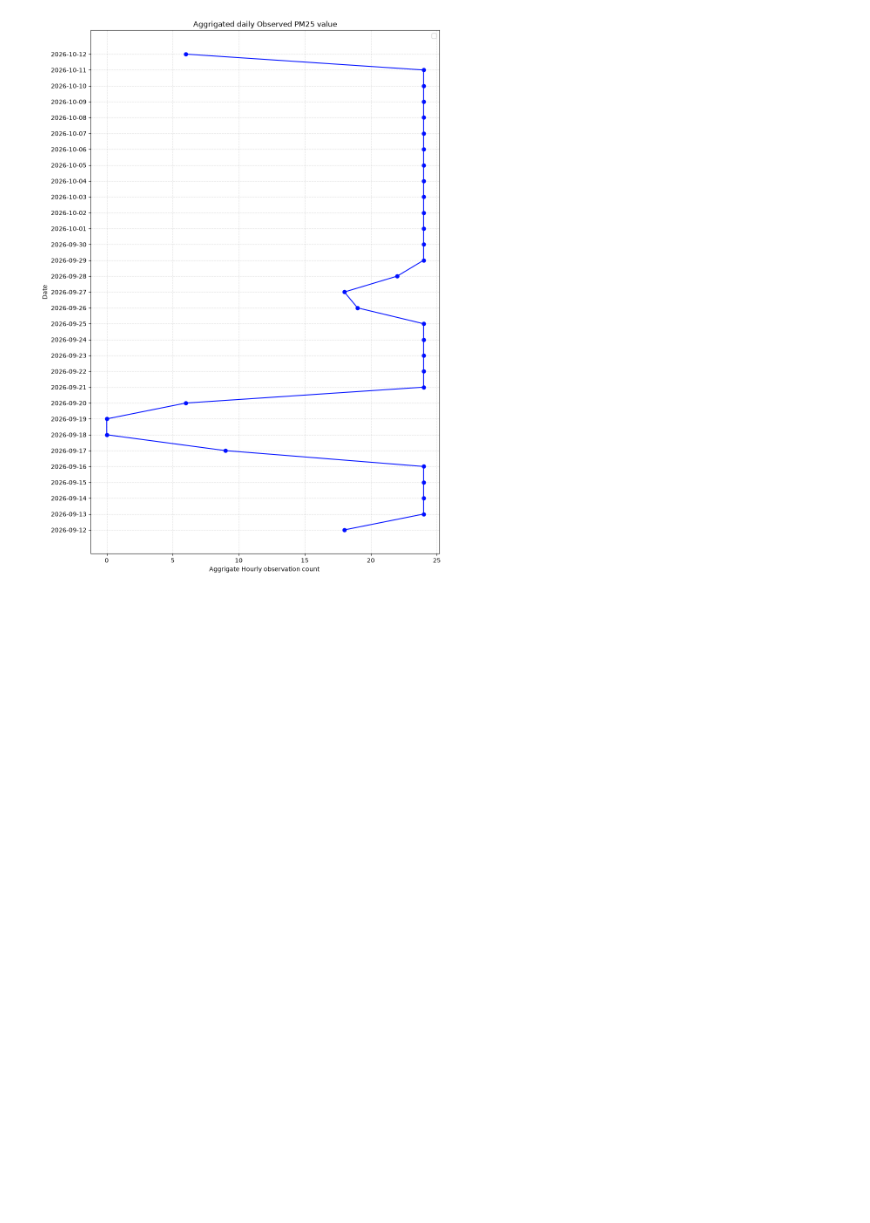
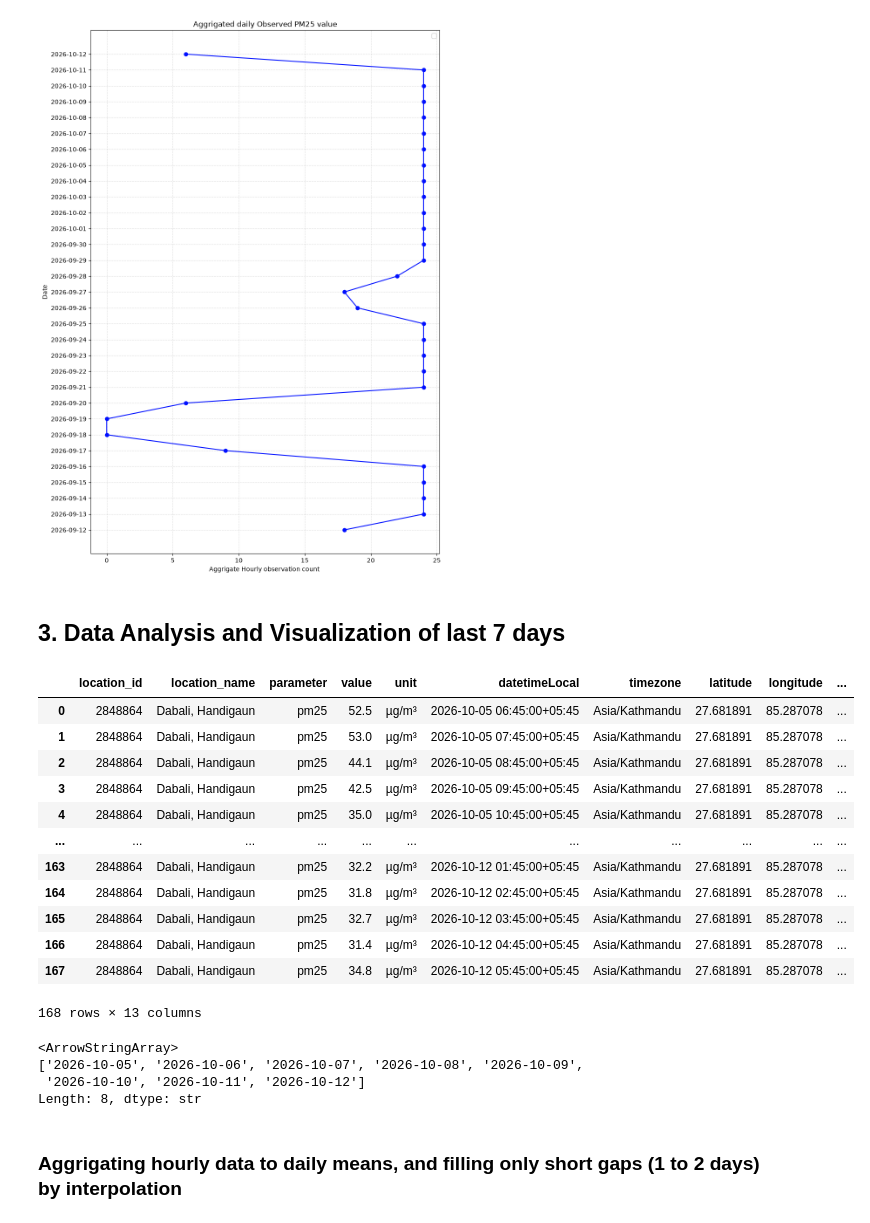
Before and after one commit to Laxmination/Kathmandu-PM2.5-Forecasting, a Jupyter notebook: pm25/Handigaun data analysis.ipynb, the cells around one changed output. Saved outputs shown, nothing was run; the diff lists cells and outputs as text; code cells hidden in the pictures; blank space fills up the shorter version.

Commit message:
Handigaun last 7 days data analysis

```diff
--- a/pm25/Handigaun data analysis.ipynb
+++ b/pm25/Handigaun data analysis.ipynb
@@ -280,3 +280,31 @@ plt.legend()
 plt.show()
 # %% [output]
 [figure]
+# %% [markdown]
+## 3. Data Analysis and Visualization of last 7 days
+# %%
+df7 = pd.read_csv('cleaned_HandigaunLast7days.csv')
+df7
+# %% [output]
+|  | location_id | location_name | parameter | value | unit | datetimeLocal | timezone | latitude | longitude | ... |
+| 0 | 2848864 | Dabali, Handigaun | pm25 | 52.5 | µg/m³ | 2026-10-05 06:45:00+05:45 | Asia/Kathmandu | 27.681891 | 85.287078 | ... |
+| 1 | 2848864 | Dabali, Handigaun | pm25 | 53.0 | µg/m³ | 2026-10-05 07:45:00+05:45 | Asia/Kathmandu | 27.681891 | 85.287078 | ... |
+| 2 | 2848864 | Dabali, Handigaun | pm25 | 44.1 | µg/m³ | 2026-10-05 08:45:00+05:45 | Asia/Kathmandu | 27.681891 | 85.287078 | ... |
+| 3 | 2848864 | Dabali, Handigaun | pm25 | 42.5 | µg/m³ | 2026-10-05 09:45:00+05:45 | Asia/Kathmandu | 27.681891 | 85.287078 | ... |
+| 4 | 2848864 | Dabali, Handigaun | pm25 | 35.0 | µg/m³ | 2026-10-05 10:45:00+05:45 | Asia/Kathmandu | 27.681891 | 85.287078 | ... |
+| ... | ... | ... | ... | ... | ... | ... | ... | ... | ... | ... |
+| 163 | 2848864 | Dabali, Handigaun | pm25 | 32.2 | µg/m³ | 2026-10-12 01:45:00+05:45 | Asia/Kathmandu | 27.681891 | 85.287078 | ... |
+| 164 | 2848864 | Dabali, Handigaun | pm25 | 31.8 | µg/m³ | 2026-10-12 02:45:00+05:45 | Asia/Kathmandu | 27.681891 | 85.287078 | ... |
+| 165 | 2848864 | Dabali, Handigaun | pm25 | 32.7 | µg/m³ | 2026-10-12 03:45:00+05:45 | Asia/Kathmandu | 27.681891 | 85.287078 | ... |
+| 166 | 2848864 | Dabali, Handigaun | pm25 | 31.4 | µg/m³ | 2026-10-12 04:45:00+05:45 | Asia/Kathmandu | 27.681891 | 85.287078 | ... |
+| 167 | 2848864 | Dabali, Handigaun | pm25 | 34.8 | µg/m³ | 2026-10-12 05:45:00+05:45 | Asia/Kathmandu | 27.681891 | 85.287078 | ... |
+168 rows × 13 columns
+# %%
+df7['date'].unique()
+# %% [output]
+<ArrowStringArray>
+['2026-10-05', '2026-10-06', '2026-10-07', '2026-10-08', '2026-10-09',
+ '2026-10-10', '2026-10-11', '2026-10-12']
+Length: 8, dtype: str
+# %% [markdown]
+### Aggrigating hourly data to daily means, and filling only short gaps (1 to 2 days) by interpolation
```
Also changed, not shown: parts of 9 cells of this notebook.
